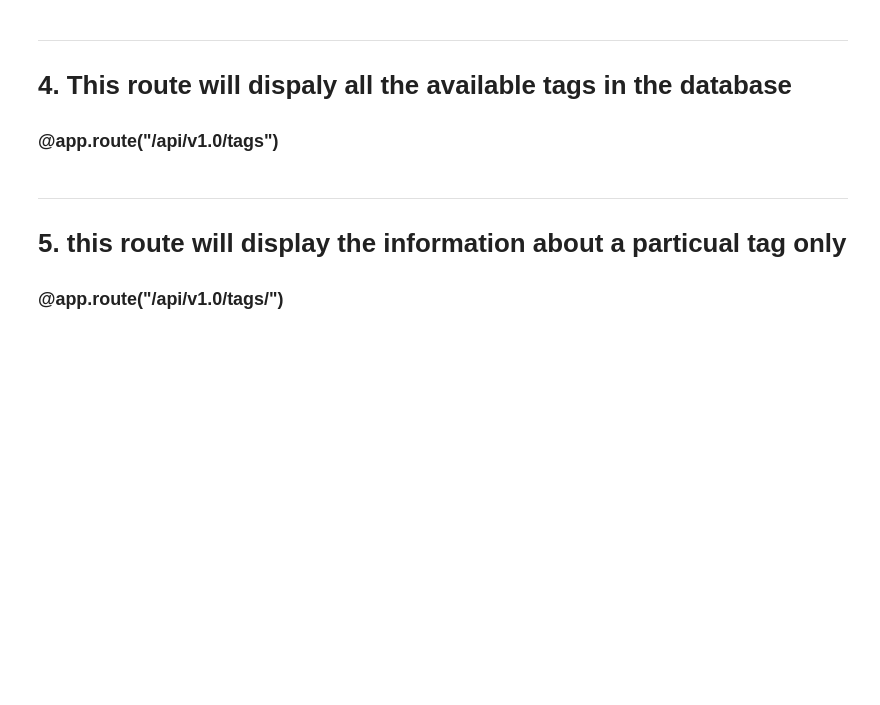
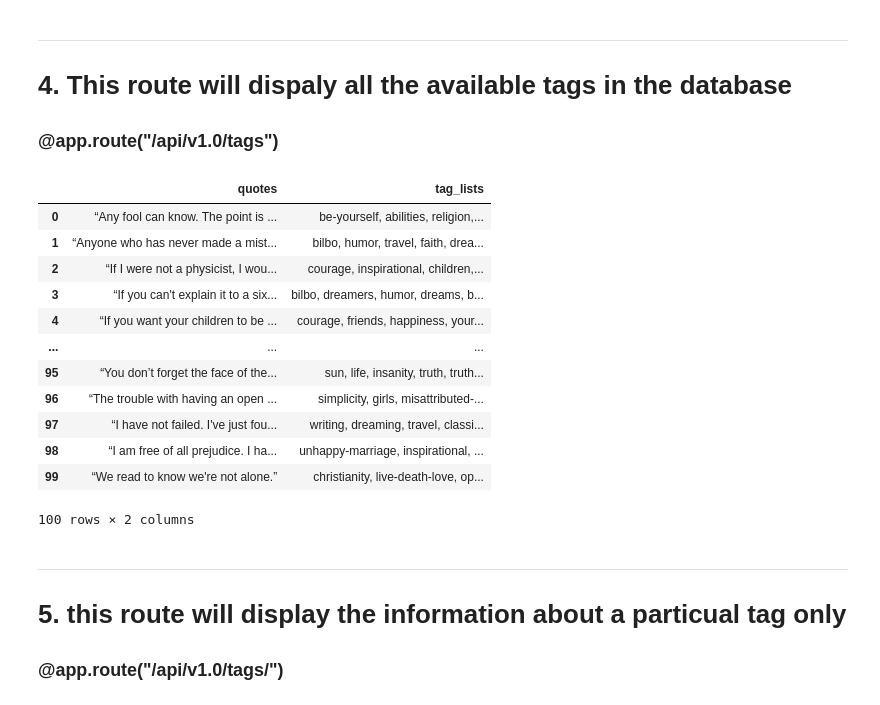
Before and after one commit to pramodphilip/TeamBiscotti, a Jupyter notebook: query_file.ipynb, the cells around one changed output. Drawn from its saved outputs; the diff is of its cells as text; code cells hidden in the pictures; blank space fills up the shorter version.

```diff
--- a/query_file.ipynb
+++ b/query_file.ipynb
@@ -193,31 +194,61 @@ pprint(one_auth_dict)
 # %%
 # start new session
 session = Session(bind=engine)
 
 # Total # of quotes
 tot_num_tags = session.query(Tags).group_by(Tags).count() #232
 
 # run grouping query for all the author info
 all_tags = engine.execute(f"\
     SELECT tags.tags_list, quote.quote_text \
     FROM tags \
     INNER JOIN quote \
     USING (quote_id) \
     GROUP BY tags.tags_list, quote.quote_id \
     ORDER BY tags_list  ASC").fetchall()
-all_tags
+
+session.close()
+
+all_tag_lists = engine.execute(f"select quote.quote_text, \
+                               STRING_AGG (tags.tags_list, ', '  ORDER BY quote.author_name) tags \
+                               from quote, tags \
+                               Group by quote.author_name, quote.quote_text")
 
 df = pd.DataFrame(all_tags, columns=['tag', 'quotes'])
+df
+
+df_2 = pd.DataFrame(all_tag_lists, columns=['quotes','tag_lists'])
+df_2
 
 tags = df.tag.unique()
 
 all_tag_list = []
+
 for tag in tags:
     quotes = list(df[df['tag'] == tag]['quotes'])
-    tag_dict = {'tag': tag, 'count': len(quotes), 'quotes': quotes}
+    #quote_tags_list = []
+    #for quote in quotes:
+    #    tag_list = df_2[df_2['quotes'] == quote]['tag_lists']
+    #    quote_tlist_dict = {'text':quote,'tags':tag_list}
+    #    quote_tags_list.append(quote_tlist_dict)
+    tag_dict = {'name': tag, 'number_of_quotes': len(quotes), 'quotes': quotes}
     all_tag_list.append(tag_dict)
 
-all_tag_list
+df_2
+# %% [output]
+|  | quotes | tag_lists |
+| 0 | “Any fool can know. The point is ... | be-yourself, abilities, religion,... |
+| 1 | “Anyone who has never made a mist... | bilbo, humor, travel, faith, drea... |
+| 2 | “If I were not a physicist, I wou... | courage, inspirational, children,... |
+| 3 | “If you can't explain it to a six... | bilbo, dreamers, humor, dreams, b... |
+| 4 | “If you want your children to be ... | courage, friends, happiness, your... |
+| ... | ... | ... |
+| 95 | “You don’t forget the face of the... | sun, life, insanity, truth, truth... |
+| 96 | “The trouble with having an open ... | simplicity, girls, misattributed-... |
+| 97 | “I have not failed. I've just fou... | writing, dreaming, travel, classi... |
+| 98 | “I am free of all prejudice. I ha... | unhappy-marriage, inspirational, ... |
+| 99 | “We read to know we're not alone.” | christianity, live-death-love, op... |
+100 rows × 2 columns
 # %% [markdown]
 ---
 #	5. this route will display the information about a particual tag only
```
Also changed, not shown: parts of 2 cells of this notebook, 2 other files.
